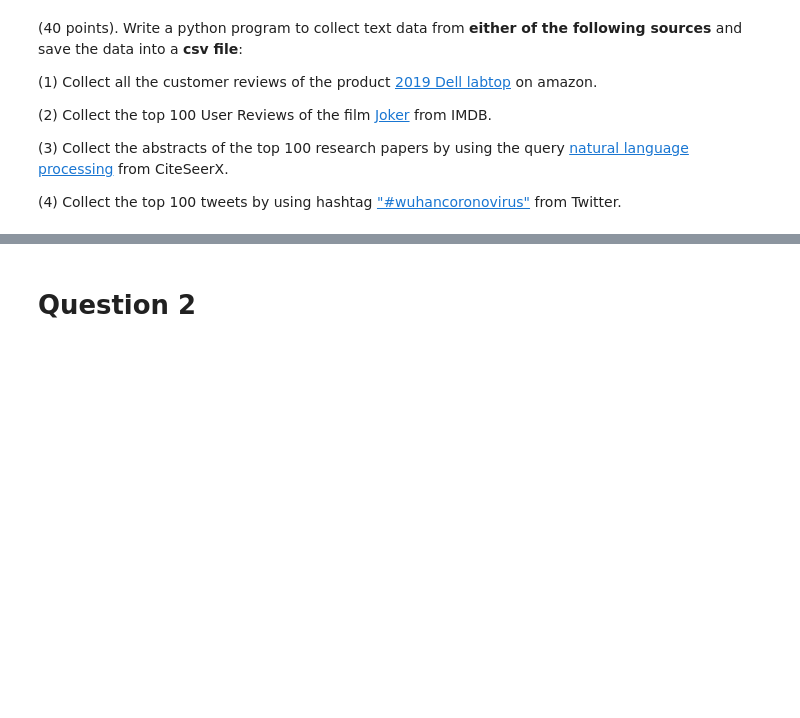
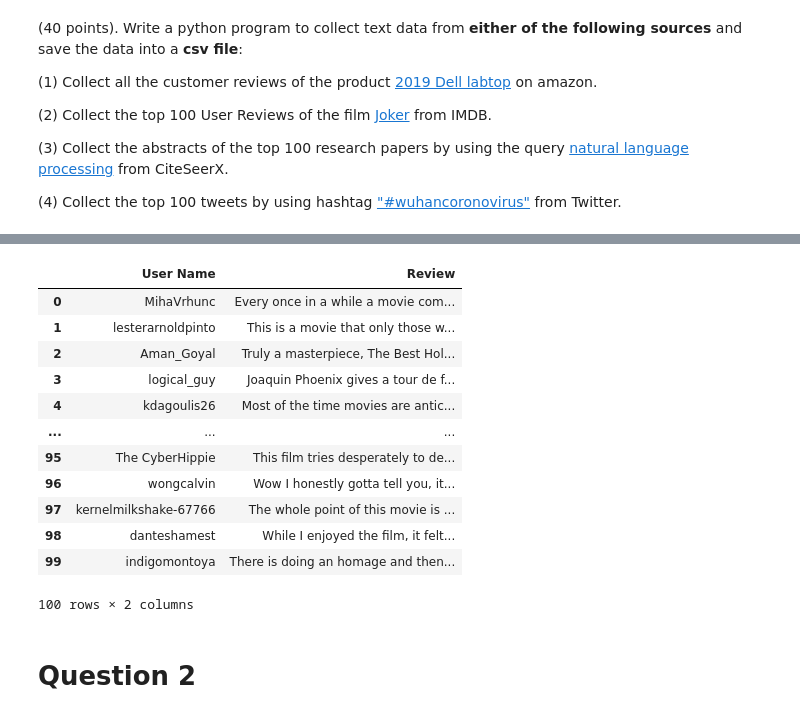
Before and after one commit to kushalvanama/INFO5731_Spring2020, a Jupyter notebook: Vanama_INFO5731_Assignment_Two.ipynb, the cells around one changed output, grey strips where cells are left out. Drawn from its saved outputs; the diff is of its cells as text; code cells hidden in the pictures; blank space fills up the shorter version.

```diff
--- a/Vanama_INFO5731_Assignment_Two.ipynb
+++ b/Vanama_INFO5731_Assignment_Two.ipynb
@@ -34,35 +52,49 @@ chrome_options = webdriver.ChromeOptions()
 chrome_options.add_argument('--headless')
 chrome_options.add_argument('--no-sandbox')
 chrome_options.add_argument('--disable-dev-shm-usage')
-driver =webdriver.Chrome('chromedriver',chrome_options=chrome_options)
+driver =webdriver.Chrome('chromedriver',options=chrome_options)
 url='https://www.imdb.com/title/tt7286456/reviews?ref_=tt_urv'
 wait=WebDriverWait(driver,10)
 driver.get(url)
 
 for i in range(3):
   button=driver.find_element_by_class_name('ipl-load-more__button')
   time.sleep(2)
   button.click()
   time.sleep(5)
 time.sleep(10)
 data=driver.page_source
 driver.quit()
 soup=BeautifulSoup(data,'html.parser')
 
 
 
 names=[]
 for div in soup.find_all(name='div',attrs={"class":"display-name-date"}):
   for span in div.find_all(name='span',attrs={"class":"display-name-link"}):
     names.append(span.text)
 
 
 reviews=[]
 for div in soup.find_all(name='div',attrs={'class':'content'}):
   for di in div.find_all(name='div',attrs={'class':'show-more__control'}):
     reviews.append(di.text)
 
 #zippedList = list(zip(a,b))
 df = pd.DataFrame({'User Name':names, 'Review': reviews})
 #df = pd.DataFrame(zippedList, columns=['User Name','Review'])
 df
+# %% [output]
+|  | User Name | Review |
+| 0 | MihaVrhunc | Every once in a while a movie com... |
+| 1 | lesterarnoldpinto | This is a movie that only those w... |
+| 2 | Aman_Goyal | Truly a masterpiece, The Best Hol... |
+| 3 | logical_guy | Joaquin Phoenix gives a tour de f... |
+| 4 | kdagoulis26 | Most of the time movies are antic... |
+| ... | ... | ... |
+| 95 | The CyberHippie | This film tries desperately to de... |
+| 96 | wongcalvin | Wow I honestly gotta tell you, it... |
+| 97 | kernelmilkshake-67766 | The whole point of this movie is ... |
+| 98 | danteshamest | While I enjoyed the film, it felt... |
+| 99 | indigomontoya | There is doing an homage and then... |
+100 rows × 2 columns
```
Also changed, not shown: parts of 13 cells of this notebook.
